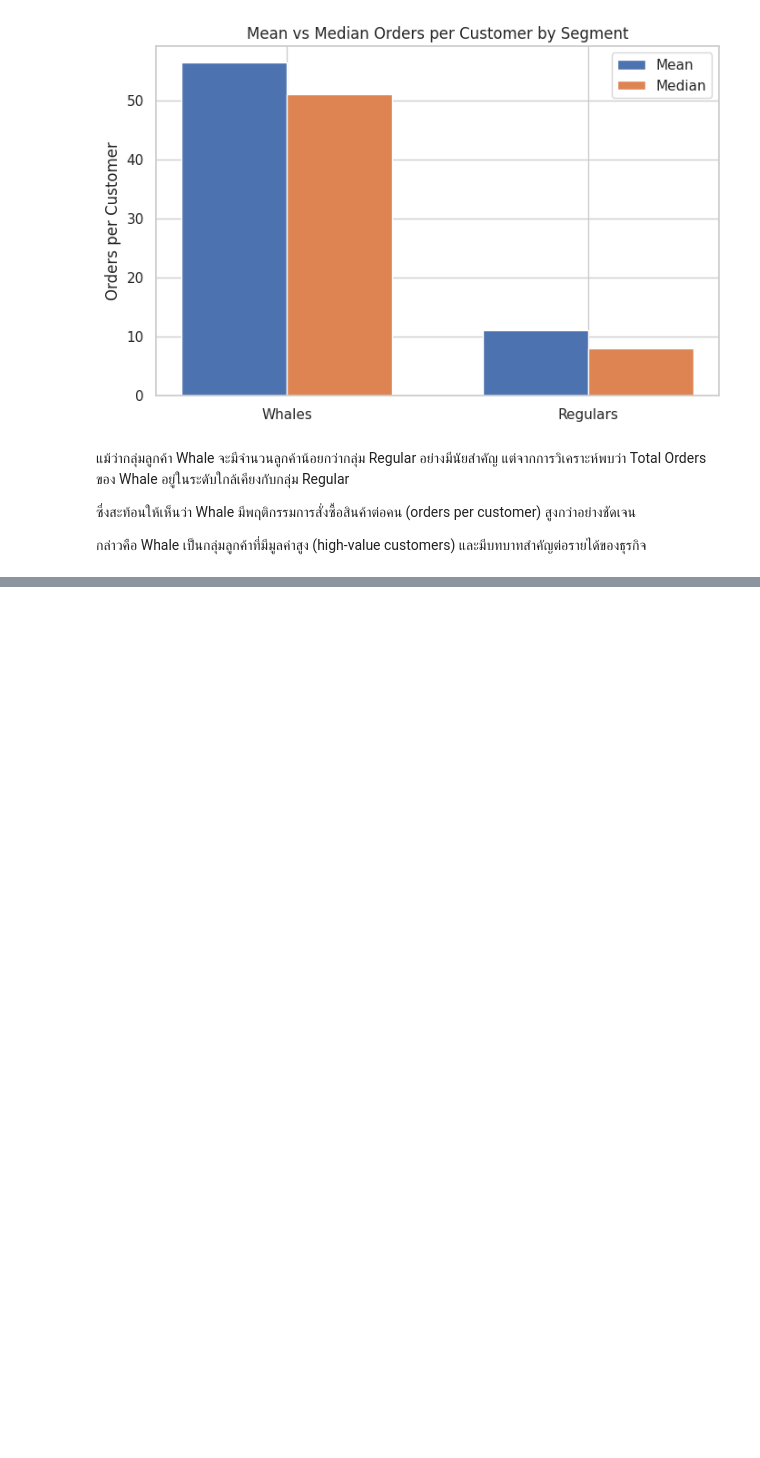
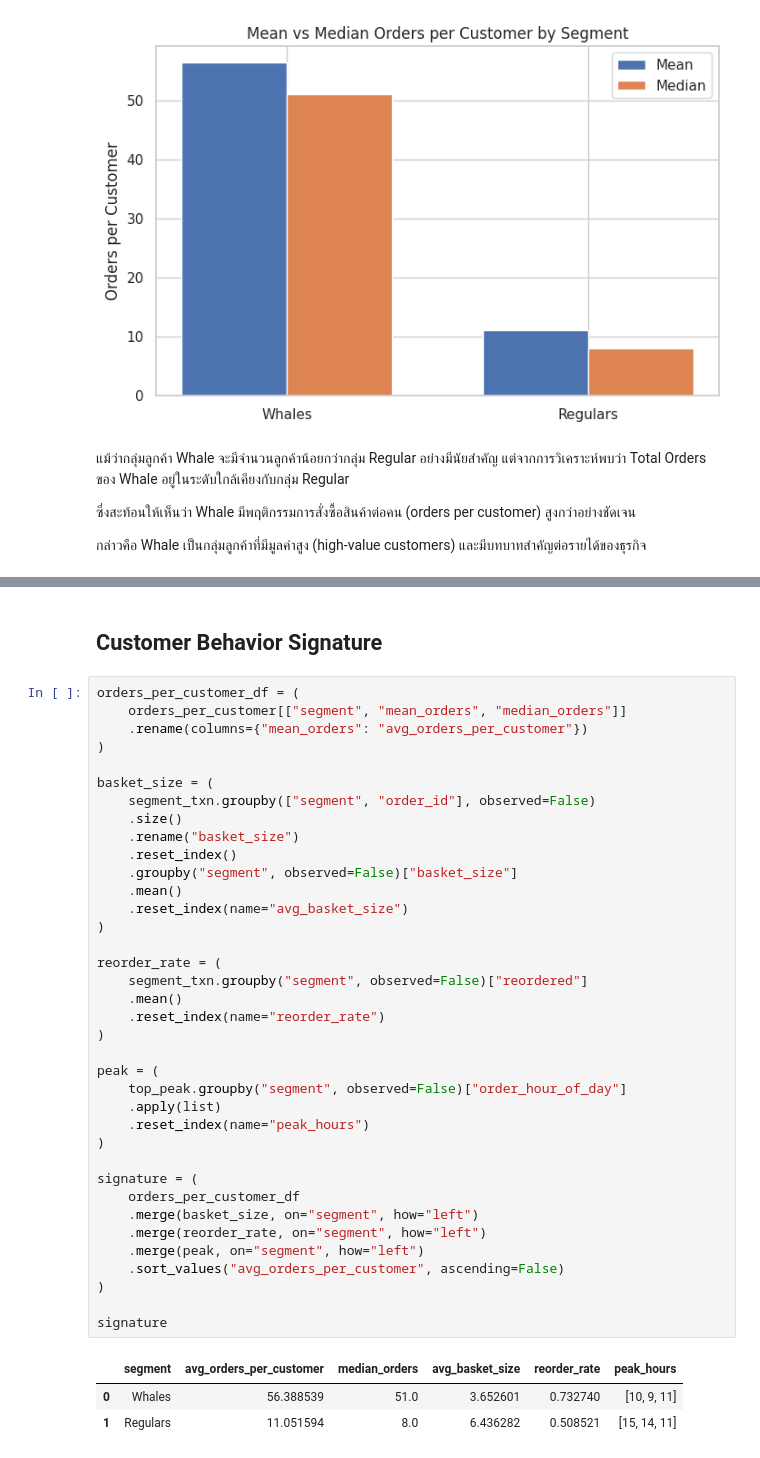
Before and after one commit to ppts2545/Instacart-Market-Basket-Analysis, a Jupyter notebook: notebooks/02_Exploratory_Data_Analysis/02a_customer_kpi_segments.ipynb, the cells around one changed output, grey strips where cells are left out. Saved outputs shown, nothing was run; the diff lists cells and outputs as text; blank space fills up the shorter version.

```diff
--- a/notebooks/02_Exploratory_Data_Analysis/02a_customer_kpi_segments.ipynb
+++ b/notebooks/02_Exploratory_Data_Analysis/02a_customer_kpi_segments.ipynb
@@ -744,0 +870,43 @@ plt.show()
+# %% [markdown]
+## Customer Behavior Signature
+# %%
+orders_per_customer_df = (
+    orders_per_customer[["segment", "mean_orders", "median_orders"]]
+    .rename(columns={"mean_orders": "avg_orders_per_customer"})
+)
+
+basket_size = (
+    segment_txn.groupby(["segment", "order_id"], observed=False)
+    .size()
+    .rename("basket_size")
+    .reset_index()
+    .groupby("segment", observed=False)["basket_size"]
+    .mean()
+    .reset_index(name="avg_basket_size")
+)
+
+reorder_rate = (
+    segment_txn.groupby("segment", observed=False)["reordered"]
+    .mean()
+    .reset_index(name="reorder_rate")
+)
+
+peak = (
+    top_peak.groupby("segment", observed=False)["order_hour_of_day"]
+    .apply(list)
+    .reset_index(name="peak_hours")
+)
+
+signature = (
+    orders_per_customer_df
+    .merge(basket_size, on="segment", how="left")
+    .merge(reorder_rate, on="segment", how="left")
+    .merge(peak, on="segment", how="left")
+    .sort_values("avg_orders_per_customer", ascending=False)
+)
+
+signature
+# %% [output]
+|  | segment | avg_orders_per_customer | median_orders | avg_basket_size | reorder_rate | peak_hours |
+| 0 | Whales | 56.388539 | 51.0 | 3.652601 | 0.732740 | [10, 9, 11] |
+| 1 | Regulars | 11.051594 | 8.0 | 6.436282 | 0.508521 | [15, 14, 11] |
```
Also changed, not shown: parts of 6 cells of this notebook.
